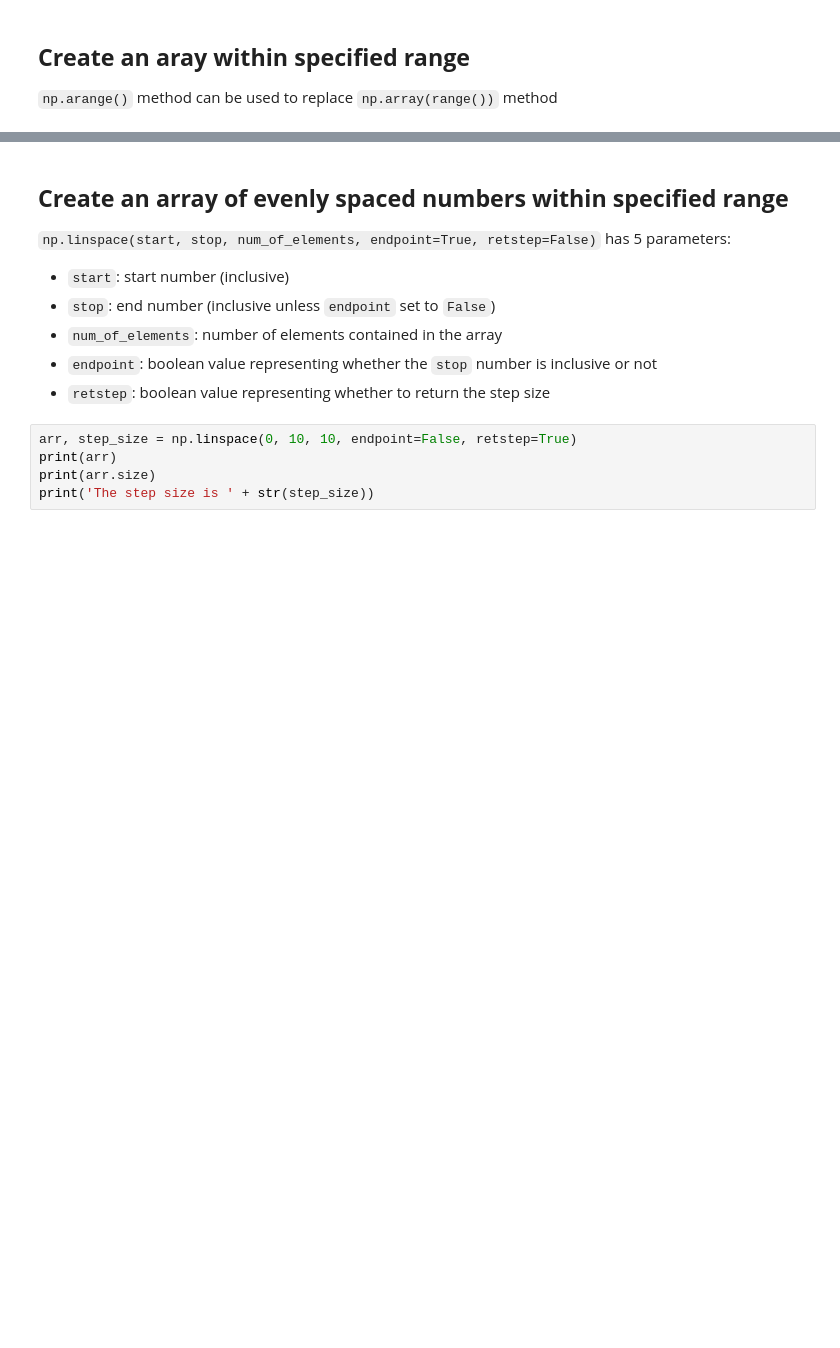
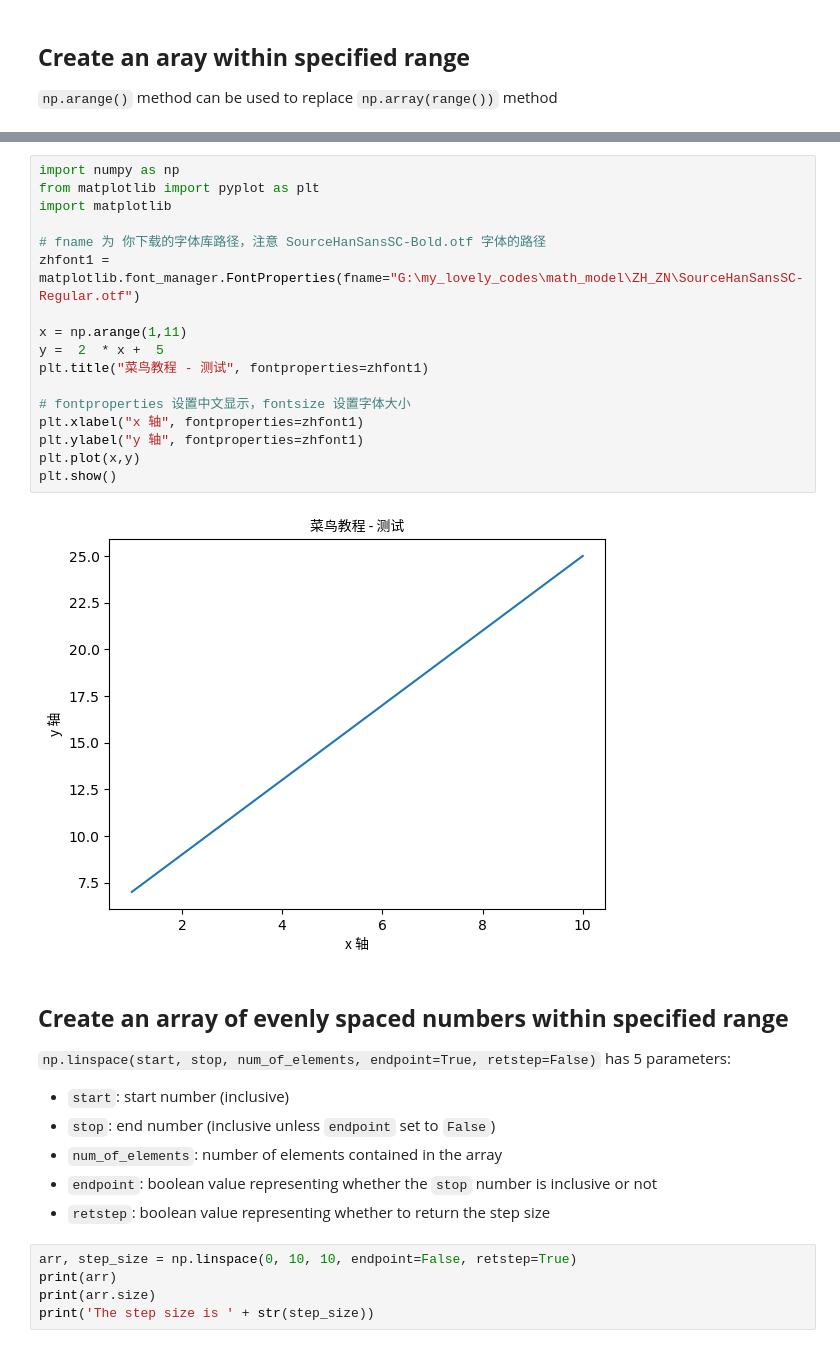
Before and after one commit to HitTheStars/math_model, a Jupyter notebook: day2_learn_numpy/numpy-tutorial-basics.ipynb, the cells around one changed output, grey strips where cells are left out. Drawn from its saved outputs; the diff is of its cells as text; blank space fills up the shorter version.

````diff
--- a/day2_learn_numpy/numpy-tutorial-basics.ipynb
+++ b/day2_learn_numpy/numpy-tutorial-basics.ipynb
@@ -74,3 +131,22 @@ print(type(arr))
+# %%
+import numpy as np
+from matplotlib import pyplot as plt
+import matplotlib
+
+# fname 为 你下载的字体库路径，注意 SourceHanSansSC-Bold.otf 字体的路径
+zhfont1 = matplotlib.font_manager.FontProperties(fname="G:\my_lovely_codes\math_model\ZH_ZN\SourceHanSansSC-Regular.otf")
+
+x = np.arange(1,11)
+y =  2  * x +  5
+plt.title("菜鸟教程 - 测试", fontproperties=zhfont1)
+
+# fontproperties 设置中文显示，fontsize 设置字体大小
+plt.xlabel("x 轴", fontproperties=zhfont1)
+plt.ylabel("y 轴", fontproperties=zhfont1)
+plt.plot(x,y)
+plt.show()
+# %% [output]
+[figure, added]
 # %% [markdown]
 ## **Create an array of evenly spaced numbers within specified range**
 ```np.linspace(start, stop, num_of_elements, endpoint=True, retstep=False)``` has 5 parameters:
````
Also changed, not shown: parts of 70 cells of this notebook, 2 other files.
